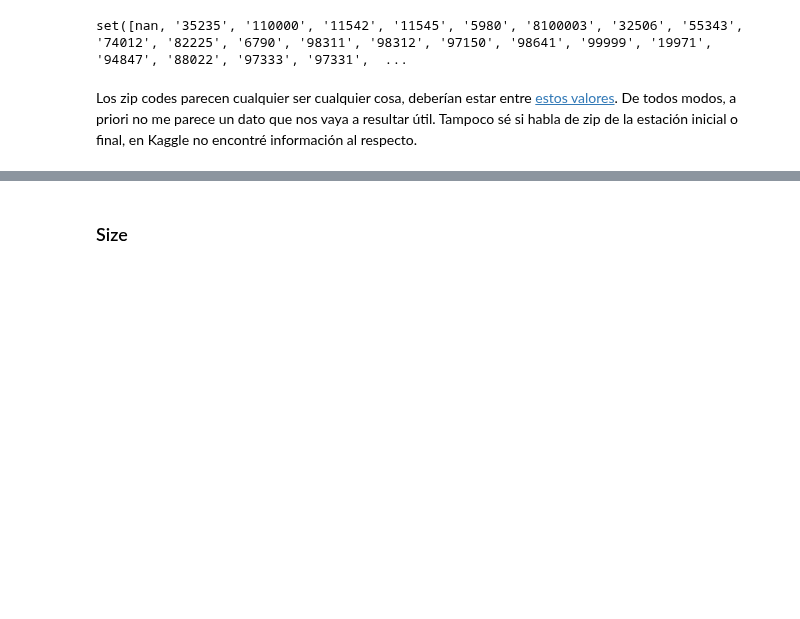
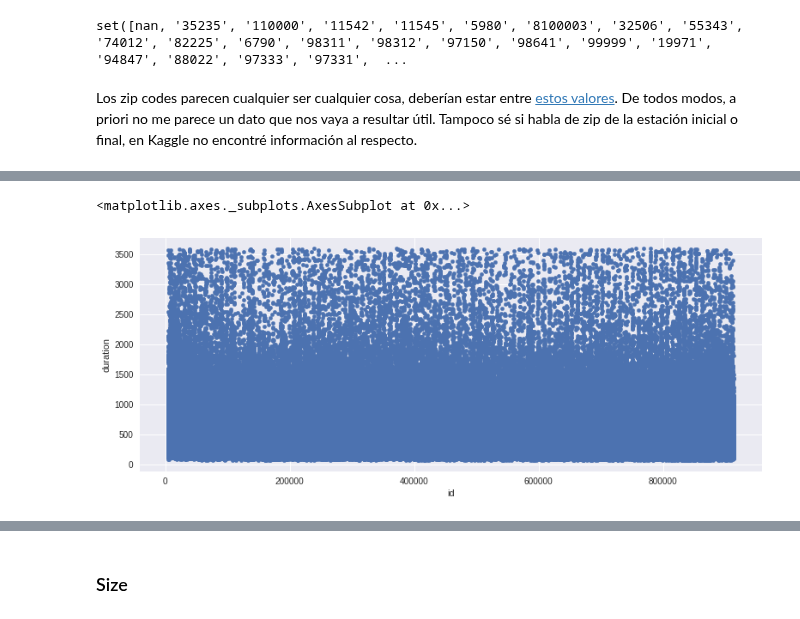
Before and after one commit to Azowyl/TP-Datos, a Jupyter notebook: Clean up data.ipynb, the cells around one changed output, grey strips where cells are left out. Cells and saved outputs as stored; diff of their text form; code cells hidden in the pictures; blank space fills up the shorter version.

Commit message:
Clean up

```diff
--- a/Clean up data.ipynb
+++ b/Clean up data.ipynb
@@ -214,0 +268,6 @@ Los zip codes parecen cualquier ser cualquier cosa, deberían estar entre [estos
+# %%
+# Limpiando datos. Veamos como queda tras sacar los viajes entre estaciones iguales
+
+clean_trips = trips
+clean_trips = clean_trips[clean_trips['start_station_name'] != clean_trips['end_station_name']]
+clean_trips.duration.describe()
@@ -214,0 +307,8 @@ Los zip codes parecen cualquier ser cualquier cosa, deberían estar entre [estos
+# %%
+# Eliminando viajes largos
+
+viajes_largos = trips[trips['duration'] > 3600].shape[0]
+print str(viajes_largos) + " \"viajes\""
+
+clean_trips = clean_trips[clean_trips['duration'] < 3600]
+clean_trips.sort_values(by='duration', ascending=False)
@@ -214,0 +335,6 @@ Los zip codes parecen cualquier ser cualquier cosa, deberían estar entre [estos
+# %%
+%matplotlib inline
+clean_trips.plot.scatter(x='id',y='duration',figsize=(13,5))
+# %% [output]
+<matplotlib.axes._subplots.AxesSubplot at 0x...>
+[figure, added]
```
Also changed, not shown: parts of 28 cells of this notebook.
